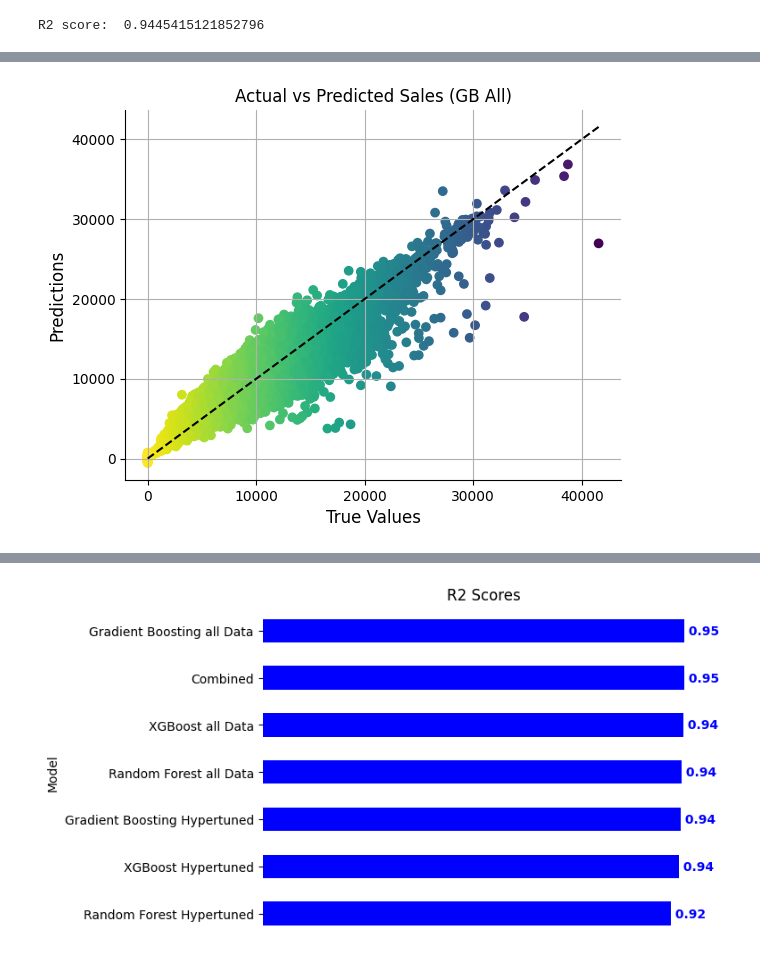
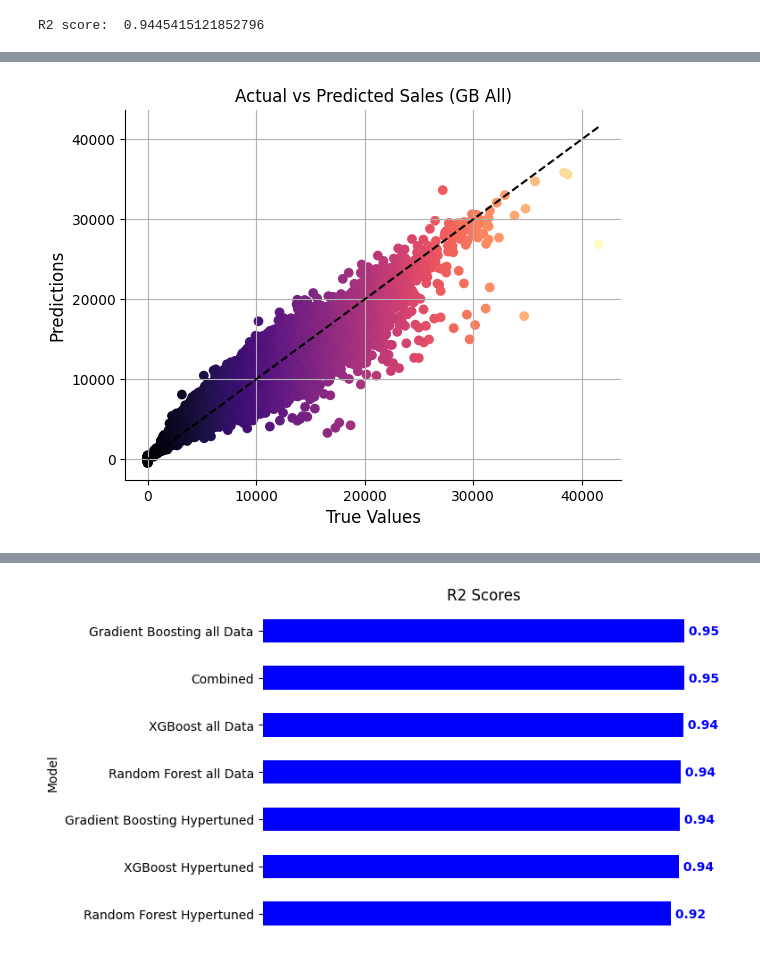
Before and after one commit to Bratpfannengamer/Rossmann, a Jupyter notebook: notebook.ipynb, the cells around one changed output, grey strips where cells are left out. Drawn from its saved outputs; the diff is of its cells as text; code cells hidden in the pictures.

```diff
--- a/notebook.ipynb
+++ b/notebook.ipynb
@@ -1192,16 +1199,16 @@ R2 Score:  0.9466765059836665
 # %%
 #plot predictions vs actual sales
-plt.scatter(y_test_all, gb_all.predict(x_test_all), c=y_test_all, cmap='viridis_r')
+plt.scatter(y_test_all, gb_all.predict(x_test_all), c=y_test_all, cmap='magma')
 plt.plot([y_test_all.min(), y_test_all.max()], [y_test_all.min(), y_test_all.max()], ls='--', color='black')
 plt.gca().spines['top'].set_visible(False)
 plt.gca().spines['right'].set_visible(False)
 plt.title('Actual vs Predicted Sales (GB All)')
 plt.grid()
 plt.xlabel('True Values', fontsize=12)
 plt.ylabel('Predictions', fontsize=12)
 plt.show()
 # %% [output]
-[figure, old version]
+[figure, new version]
 # %%
 #combine predictions
 preds = (xgb_all.predict(x_test_all) + rfr_all.predict(x_test_all) + gb_all.predict(x_test_all))/3
```
Also changed, not shown: parts of 38 cells of this notebook, 3 other files.
